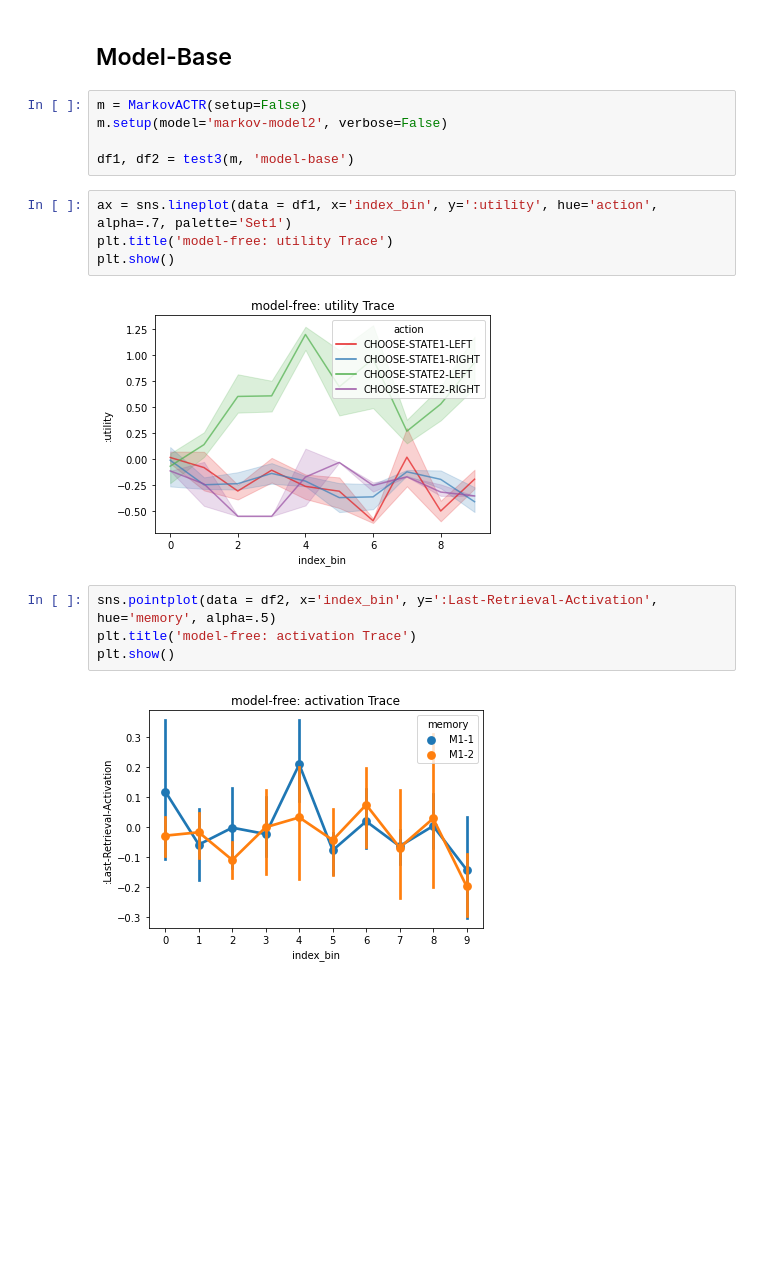
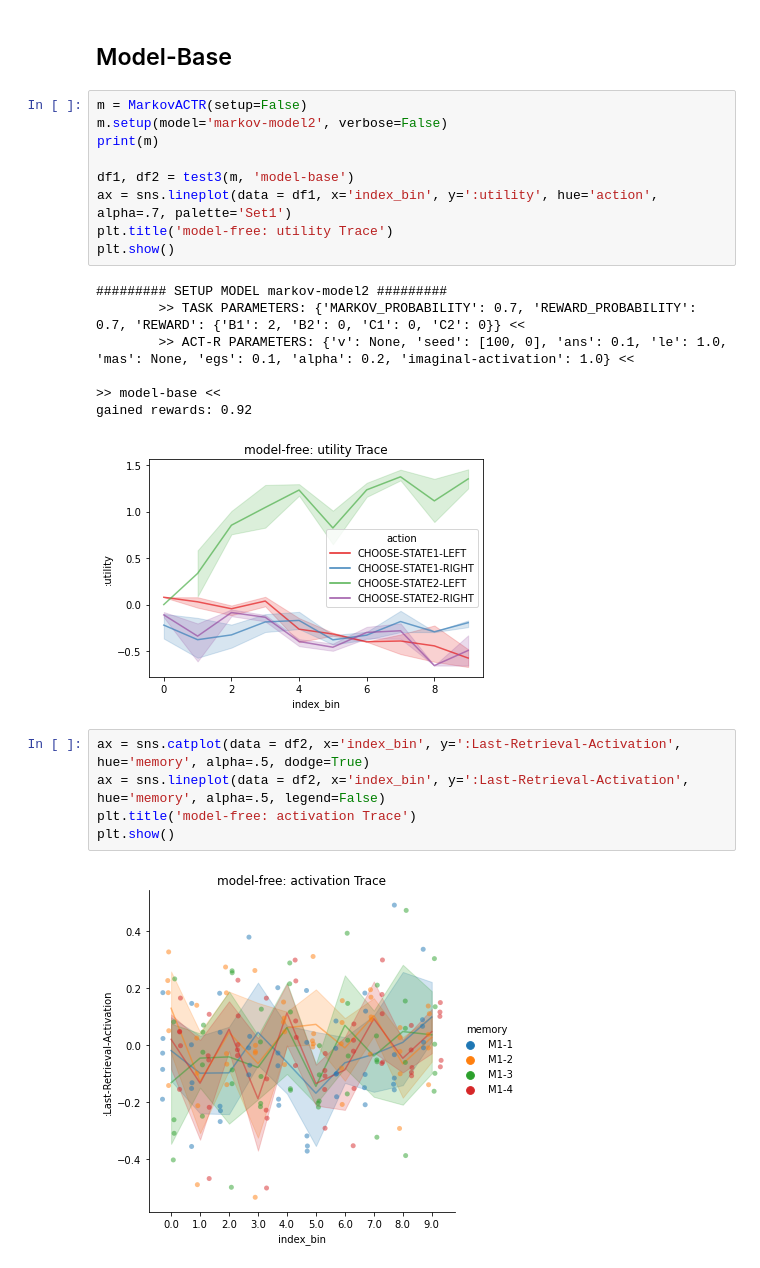
Before and after one commit to yangyuxue2333/ACTR-MarkovTask, a Jupyter notebook: analysis/test3.ipynb, the cells around one changed output. Drawn from its saved outputs; the diff is of its cells as text; blank space fills up the shorter version.

Commit message:
device updates
- fixed parameter update function

```diff
--- a/analysis/test3.ipynb
+++ b/analysis/test3.ipynb
@@ -44,17 +60,24 @@ plt.show()
 # %%
 m = MarkovACTR(setup=False)
 m.setup(model='markov-model2', verbose=False)
+print(m)
 
 df1, df2 = test3(m, 'model-base')
+ax = sns.lineplot(data = df1, x='index_bin', y=':utility', hue='action', alpha=.7, palette='Set1')
+plt.title('model-free: utility Trace')
+plt.show()
+# %% [output]
+######### SETUP MODEL markov-model2 #########
+        >> TASK PARAMETERS: {'MARKOV_PROBABILITY': 0.7, 'REWARD_PROBABILITY': 0.7, 'REWARD': {'B1': 2, 'B2': 0, 'C1': 0, 'C2': 0}} <<
+        >> ACT-R PARAMETERS: {'v': None, 'seed': [100, 0], 'ans': 0.1, 'le': 1.0, 'mas': None, 'egs': 0.1, 'alpha': 0.2, 'imaginal-activation': 1.0} <<
+
+>> model-base <<
+gained rewards: 0.92
+[figure, added]
-# %%
-ax = sns.lineplot(data = df1, x='index_bin', y=':utility', hue='action', alpha=.7, palette='Set1')
-plt.title('model-free: utility Trace')
-plt.show()
-# %% [output]
-[figure, removed]
-# %%
-sns.pointplot(data = df2, x='index_bin', y=':Last-Retrieval-Activation', hue='memory', alpha=.5)
-plt.title('model-free: activation Trace')
-plt.show()
-# %% [output]
-[figure, removed]
+# %%
+ax = sns.catplot(data = df2, x='index_bin', y=':Last-Retrieval-Activation', hue='memory', alpha=.5, dodge=True)
+ax = sns.lineplot(data = df2, x='index_bin', y=':Last-Retrieval-Activation', hue='memory', alpha=.5, legend=False)
+plt.title('model-free: activation Trace')
+plt.show()
+# %% [output]
+[figure, added]
```
Also changed, not shown: parts of 10 cells of this notebook, 4 other files.
